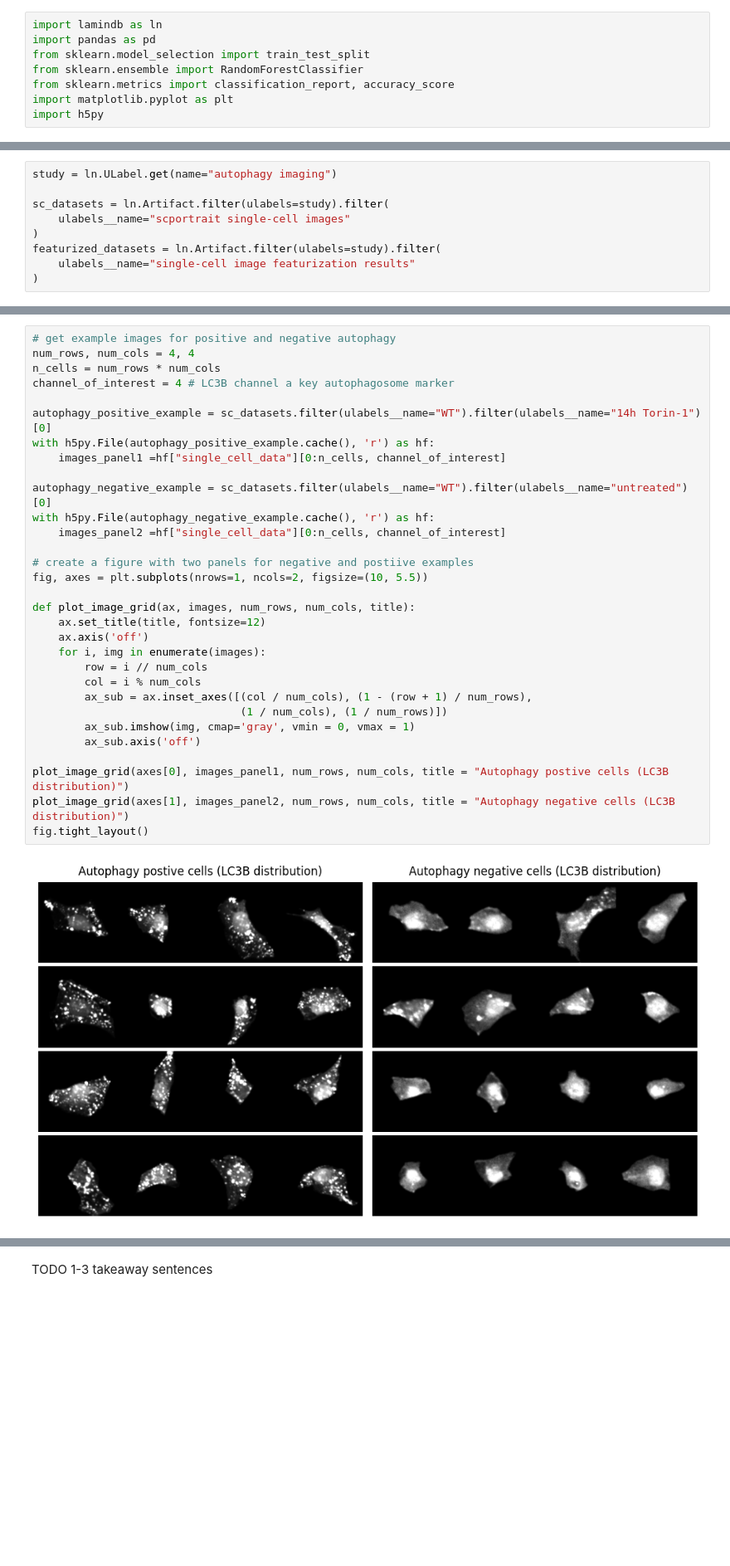
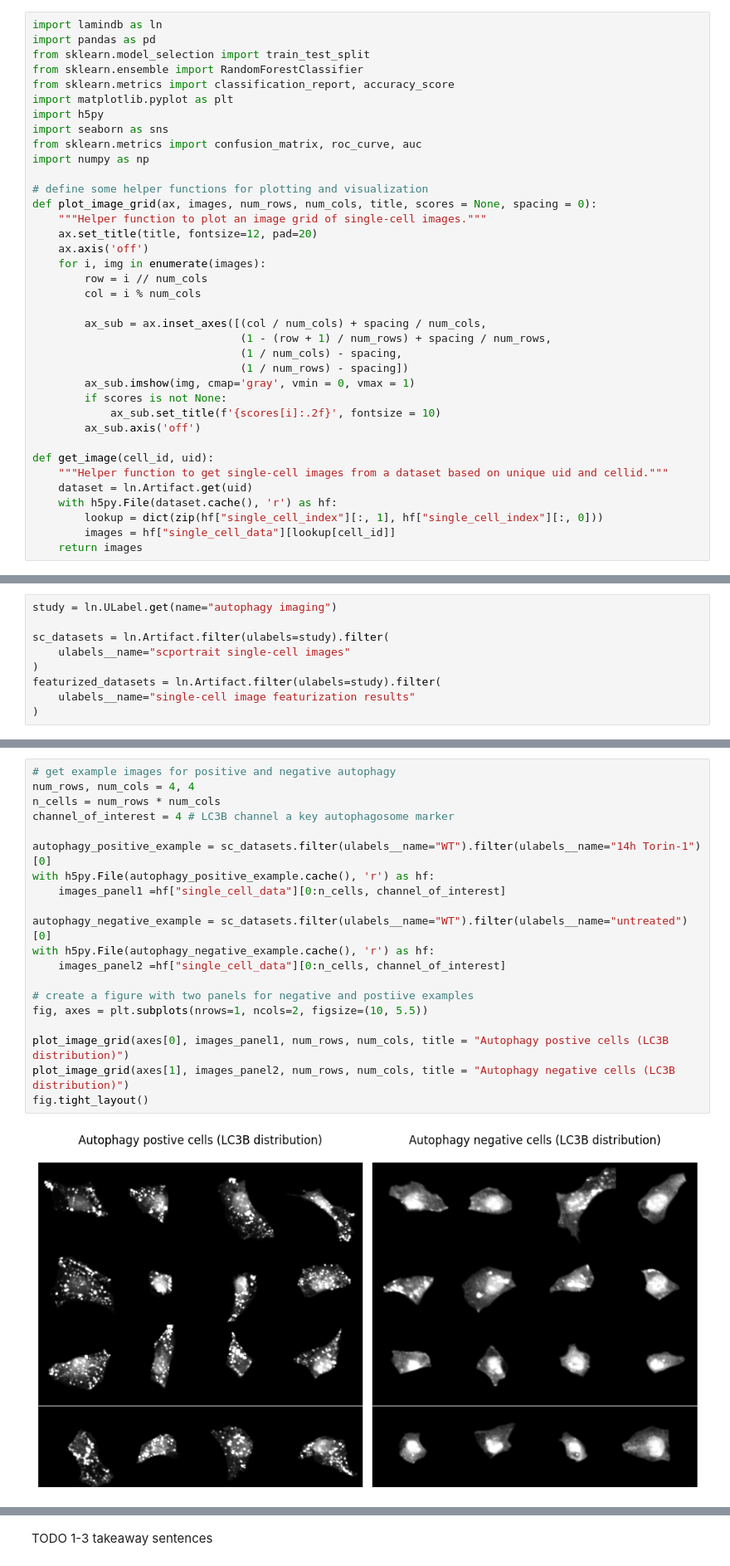
Before and after one commit to laminlabs/lamin-usecases, a Jupyter notebook: docs/imaging4.ipynb, the cells around one changed output, grey strips where cells are left out. Shown at 83% size. Drawn from its saved outputs; the diff is of its cells as text; blank space fills up the shorter version.

Commit message:
🎨 add more pretty plots

```diff
--- a/docs/imaging4.ipynb
+++ b/docs/imaging4.ipynb
@@ -8,6 +17,35 @@ from sklearn.ensemble import RandomForestClassifier
 from sklearn.metrics import classification_report, accuracy_score
 import matplotlib.pyplot as plt
 import h5py
+import seaborn as sns
+from sklearn.metrics import confusion_matrix, roc_curve, auc
+import numpy as np
+
+# define some helper functions for plotting and visualization
+def plot_image_grid(ax, images, num_rows, num_cols, title, scores = None, spacing = 0):
+    """Helper function to plot an image grid of single-cell images."""
+    ax.set_title(title, fontsize=12, pad=20)
+    ax.axis('off')
+    for i, img in enumerate(images):
+        row = i // num_cols
+        col = i % num_cols
+
+        ax_sub = ax.inset_axes([(col / num_cols) + spacing / num_cols,
+                                (1 - (row + 1) / num_rows) + spacing / num_rows,
+                                (1 / num_cols) - spacing,
+                                (1 / num_rows) - spacing])
+        ax_sub.imshow(img, cmap='gray', vmin = 0, vmax = 1)
+        if scores is not None:
+            ax_sub.set_title(f'{scores[i]:.2f}', fontsize = 10)
+        ax_sub.axis('off')
+
+def get_image(cell_id, uid):
+    """Helper function to get single-cell images from a dataset based on unique uid and cellid."""
+    dataset = ln.Artifact.get(uid)
+    with h5py.File(dataset.cache(), 'r') as hf:
+        lookup = dict(zip(hf["single_cell_index"][:, 1], hf["single_cell_index"][:, 0]))
+        images = hf["single_cell_data"][lookup[cell_id]]
+    return images
 # %% [output]
 → connected lamindb: scportrait/examples
 # %%
@@ -60,33 +98,22 @@ featurized_datasets = ln.Artifact.filter(ulabels=study).filter(
 # %%
 # get example images for positive and negative autophagy
 num_rows, num_cols = 4, 4
 n_cells = num_rows * num_cols
 channel_of_interest = 4 # LC3B channel a key autophagosome marker
 
 autophagy_positive_example = sc_datasets.filter(ulabels__name="WT").filter(ulabels__name="14h Torin-1")[0]
 with h5py.File(autophagy_positive_example.cache(), 'r') as hf:
     images_panel1 =hf["single_cell_data"][0:n_cells, channel_of_interest]
 
 autophagy_negative_example = sc_datasets.filter(ulabels__name="WT").filter(ulabels__name="untreated")[0]
 with h5py.File(autophagy_negative_example.cache(), 'r') as hf:
     images_panel2 =hf["single_cell_data"][0:n_cells, channel_of_interest]
 
 # create a figure with two panels for negative and postiive examples
 fig, axes = plt.subplots(nrows=1, ncols=2, figsize=(10, 5.5))
 
-def plot_image_grid(ax, images, num_rows, num_cols, title):
-    ax.set_title(title, fontsize=12)
-    ax.axis('off')
-    for i, img in enumerate(images):
-        row = i // num_cols
-        col = i % num_cols
-        ax_sub = ax.inset_axes([(col / num_cols), (1 - (row + 1) / num_rows),
-                                (1 / num_cols), (1 / num_rows)])
-        ax_sub.imshow(img, cmap='gray', vmin = 0, vmax = 1)
-        ax_sub.axis('off')
-
 plot_image_grid(axes[0], images_panel1, num_rows, num_cols, title = "Autophagy postive cells (LC3B distribution)")
 plot_image_grid(axes[1], images_panel2, num_rows, num_cols, title = "Autophagy negative cells (LC3B distribution)")
 fig.tight_layout()
 # %% [output]
-[figure, old version]
+[figure, new version]
```
Also changed, not shown: parts of 11 cells of this notebook.
